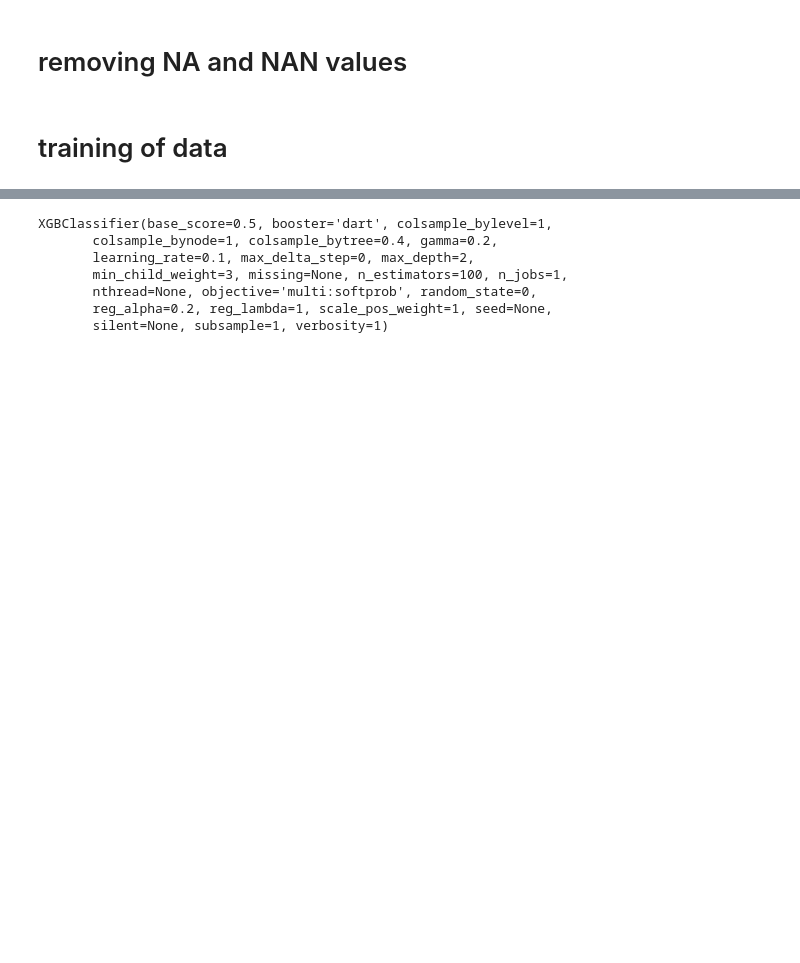
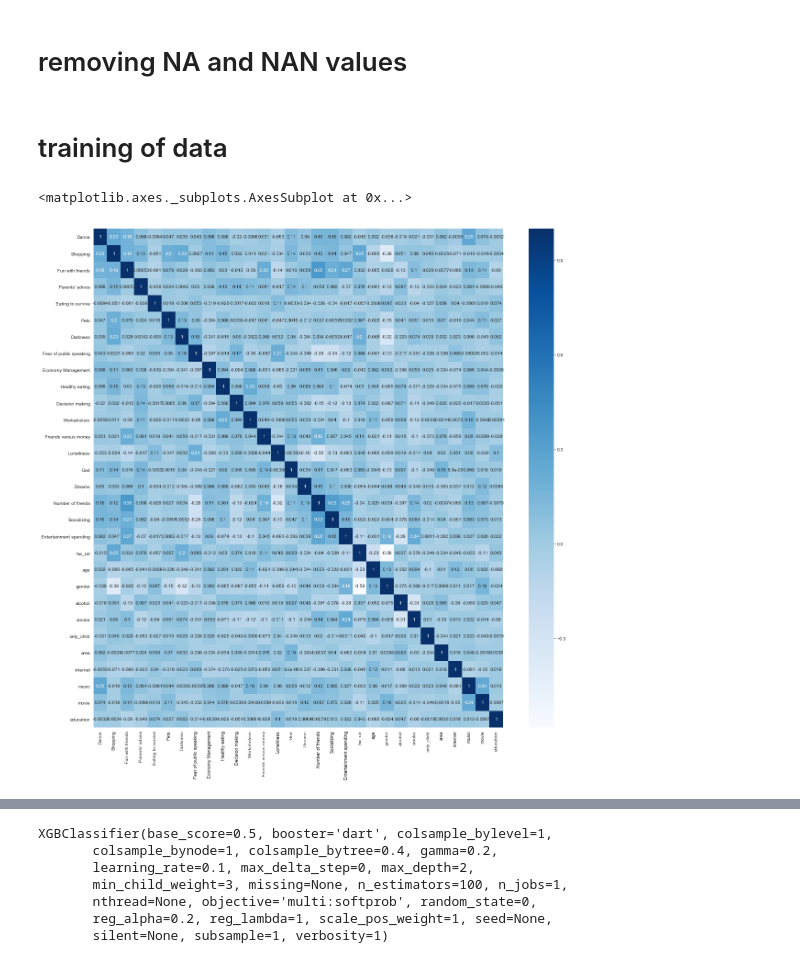
Before and after one commit to sudhanshuranjansr/Human_Happiness_index, a Jupyter notebook: master_project2.0.ipynb, the cells around one changed output, grey strips where cells are left out. Saved outputs shown, nothing was run; the diff lists cells and outputs as text; code cells hidden in the pictures; blank space fills up the shorter version.

```diff
--- a/master_project2.0.ipynb
+++ b/master_project2.0.ipynb
@@ -280,3 +280,9 @@ df2=df1
 df1=replacer_mean(df2)
 # %% [markdown]
 # training of data
+# %%
+plt.figure(figsize=(20,20))
+sns.heatmap(df1.corr(),annot=True,cmap="Blues")
+# %% [output]
+<matplotlib.axes._subplots.AxesSubplot at 0x...>
+[figure, added]
```
Also changed, not shown: parts of 23 cells of this notebook.
